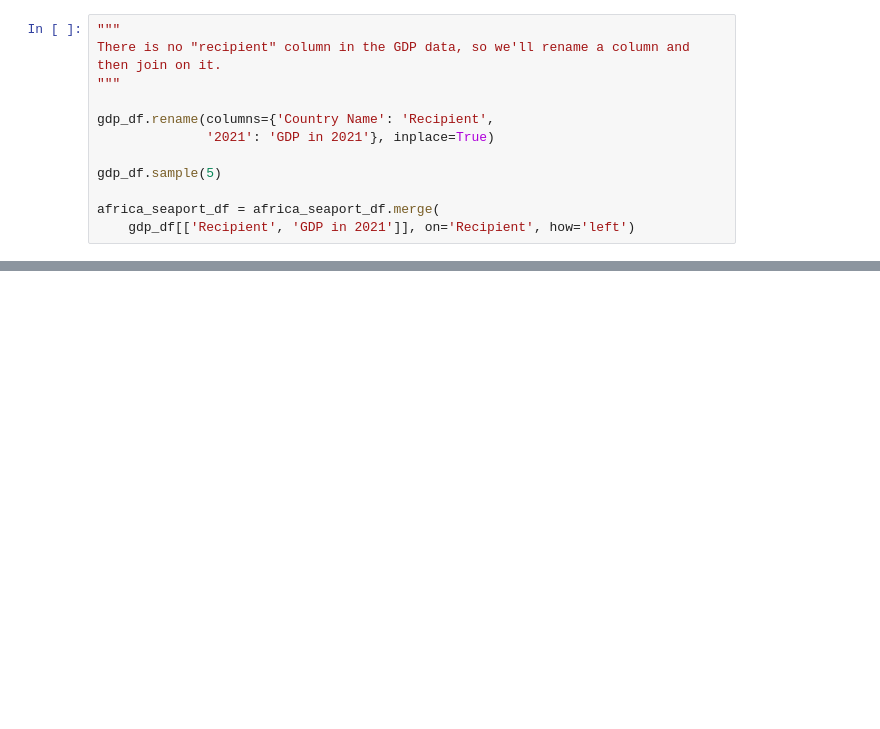
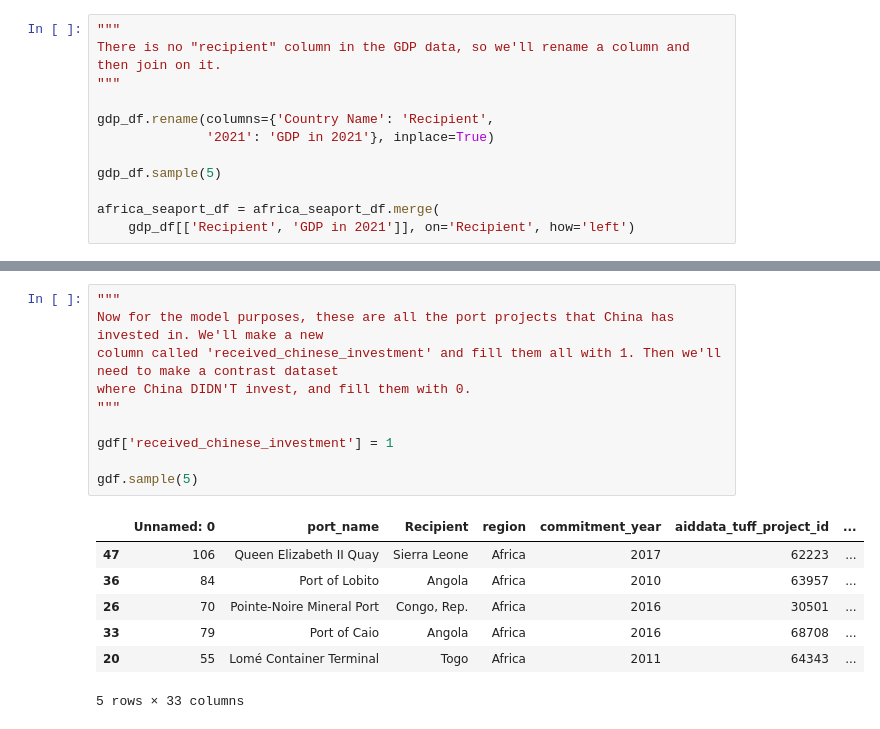
Before and after one commit to Kerokus/chinese-naval-base-prediction, a Jupyter notebook: notebooks/data-clearning.ipynb, the cells around one changed output, grey strips where cells are left out. Drawn from its saved outputs; the diff is of its cells as text; blank space fills up the shorter version.

```diff
--- a/notebooks/data-clearning.ipynb
+++ b/notebooks/data-clearning.ipynb
@@ -163,0 +232,18 @@ See the caveats in the documentation: https://pandas.pydata.org/pandas-docs/stab
+# %%
+"""
+Now for the model purposes, these are all the port projects that China has invested in. We'll make a new
+column called 'received_chinese_investment' and fill them all with 1. Then we'll need to make a contrast dataset
+where China DIDN'T invest, and fill them with 0.
+"""
+
+gdf['received_chinese_investment'] = 1
+
+gdf.sample(5)
+# %% [output]
+|  | Unnamed: 0 | port_name | Recipient | region | commitment_year | aiddata_tuff_project_id | ... |
+| 47 | 106 | Queen Elizabeth II Quay | Sierra Leone | Africa | 2017 | 62223 | ... |
+| 36 | 84 | Port of Lobito | Angola | Africa | 2010 | 63957 | ... |
+| 26 | 70 | Pointe-Noire Mineral Port | Congo, Rep. | Africa | 2016 | 30501 | ... |
+| 33 | 79 | Port of Caio | Angola | Africa | 2016 | 68708 | ... |
+| 20 | 55 | Lomé Container Terminal | Togo | Africa | 2011 | 64343 | ... |
+5 rows × 33 columns
```
Also changed, not shown: parts of 18 cells of this notebook, 5 other files.
